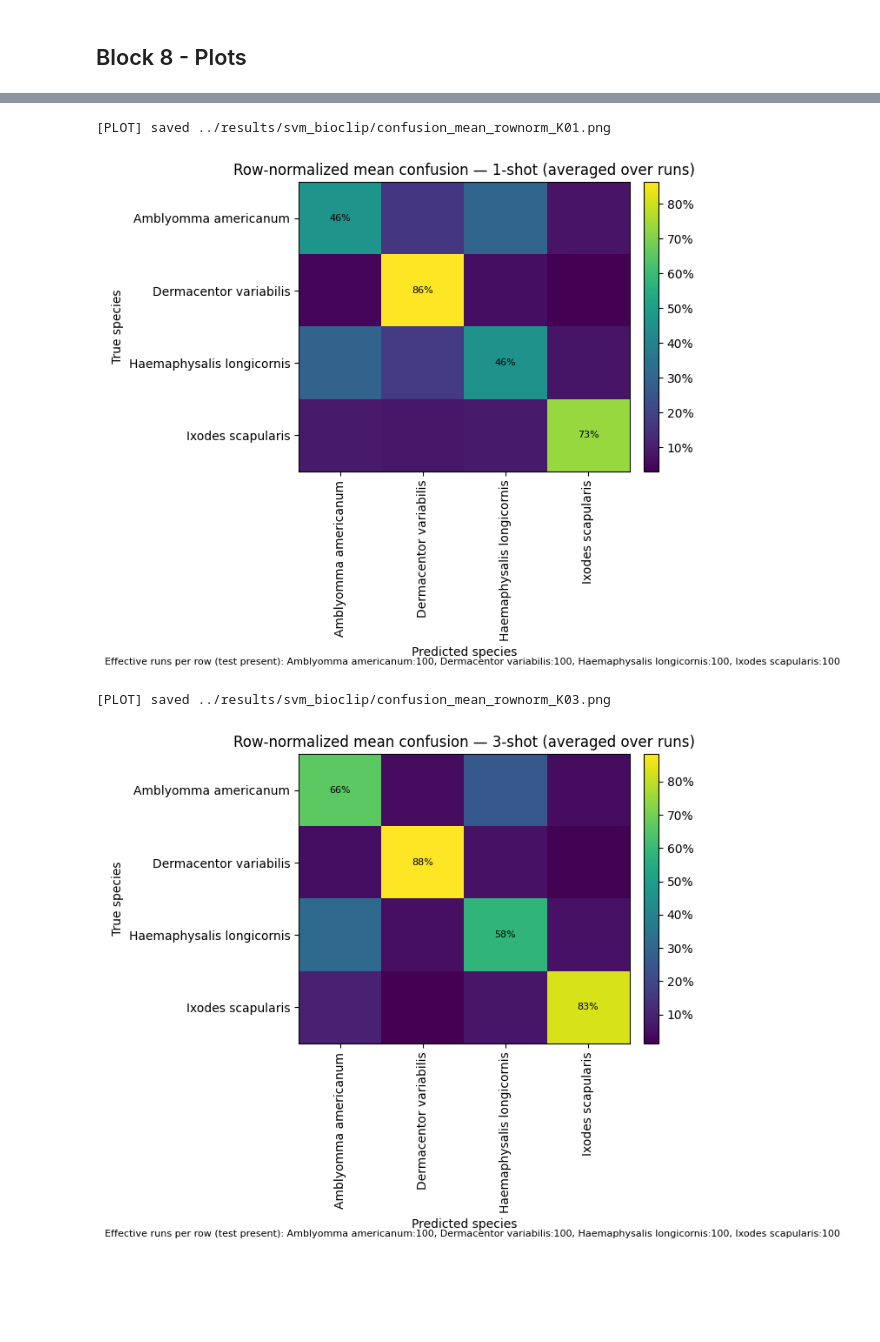
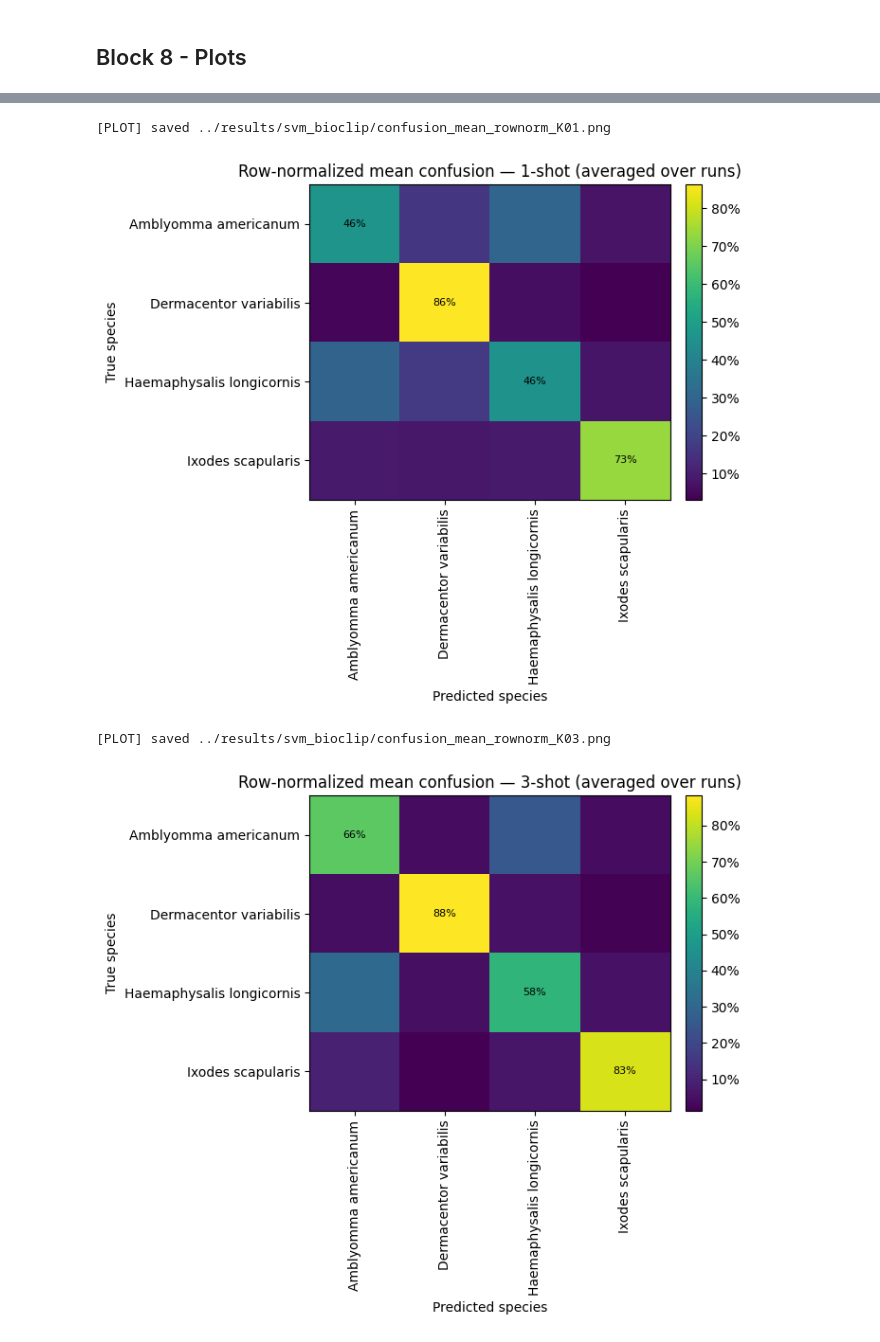
Before and after one commit to jjivandas/tick_classification_project, a Jupyter notebook: notebooks/03_finetuning_svm.ipynb, the cells around one changed output, grey strips where cells are left out. Drawn from its saved outputs; the diff is of its cells as text; code cells hidden in the pictures; blank space fills up the shorter version.

Commit message:
analyzing the images

```diff
--- a/notebooks/03_finetuning_svm.ipynb
+++ b/notebooks/03_finetuning_svm.ipynb
@@ -26,11 +26,11 @@ CLASS_NAMES = "../data/processed/class_names_no_ixodes.json"   # species list
 DATA        = "../data/processed/final_data_no_ixodes.json"    # records: image_path, true_label, sample_id, view
 
 # ---- experiment knobs (global conventions we agreed) ----
-SHOTS      = [1, 3, 5, 10]   # K values to sweep
+SHOTS      = [1, 3, 5, 10, 25]   # K values to sweep
 RUNS       = 100             # number of Monte Carlo runs per shots level
 BASE_SEED  = 42              # base for deterministic seed derivation
 BAND       = "sd"            # "sd"
-MIN_TOTAL  = 20              # species must have >=20 individuals (meeting requirement)
+MIN_TOTAL  = 30              # species must have >=20 individuals (meeting requirement)
 
 # ---- results locations ----
 RESULTS_ROOT = Path("..") / "results" / "svm_bioclip"
@@ -943,38 +944,34 @@ def plot_mean_confusion(K, classes, mean_conf, counts_per_row, outpath):
 
     # axes + labels
     ax.set_xticks(range(n)); ax.set_yticks(range(n))
     ax.set_xticklabels(classes, rotation=90)
     ax.set_yticklabels(classes)
     ax.set_xlabel("Predicted species")
     ax.set_ylabel("True species")
     ax.set_title(f"Row-normalized mean confusion — {K}-shot (averaged over runs)")
 
     # colorbar in percentage
     cbar = plt.colorbar(im, ax=ax, fraction=0.046, pad=0.04)
     cbar.ax.yaxis.set_major_formatter(PercentFormatter(1.0))
 
     # annotate diagonal (optional): show mean recall per species
     for i in range(n):
         ax.text(i, i, f"{mean_conf[i, i]*100:.0f}%",
                 ha="center", va="center", fontsize=8, color="black")
 
-    # caption-like footer with effective runs per row
-    footer = "Effective runs per row (test present): " + ", ".join(f"{s}:{int(c)}" for s, c in zip(classes, counts_per_row))
-    fig.text(0.01, 0.01, footer, fontsize=8, ha="left", va="bottom")
-
     plt.tight_layout()
     outpath.parent.mkdir(parents=True, exist_ok=True)
     plt.savefig(outpath, dpi=200, bbox_inches="tight")
     print(f"[PLOT] saved {outpath}")
     plt.show()
 
 # Choose K values you want to present (e.g., all from SHOTS)
 for K in SHOTS:
     classes, M, counts = mean_rownorm_confusion_for_K(df, K, class_order=CLASS_ORDER)
     plot_mean_confusion(K, classes, M, counts, RESULTS_ROOT / f"confusion_mean_rownorm_K{K:02d}.png")
 # %% [output]
 [PLOT] saved ../results/svm_bioclip/confusion_mean_rownorm_K01.png
-[figure, old version]
+[figure, new version]
 [PLOT] saved ../results/svm_bioclip/confusion_mean_rownorm_K03.png
-[figure, old version]
+[figure, new version]
 [PLOT] saved ../results/svm_bioclip/confusion_mean_rownorm_K05.png
```
Also changed, not shown: parts of 10 cells of this notebook, 26 other files.
